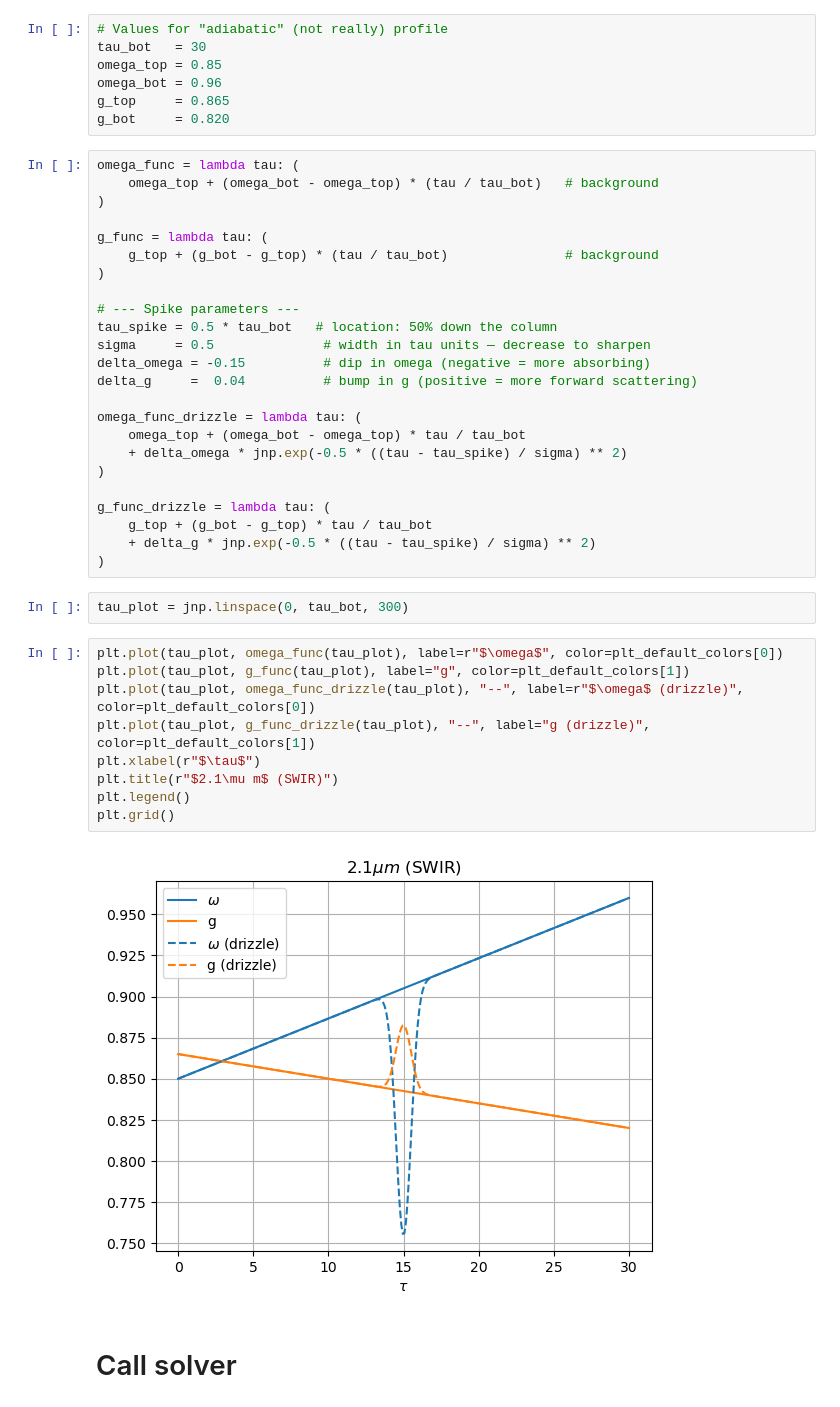
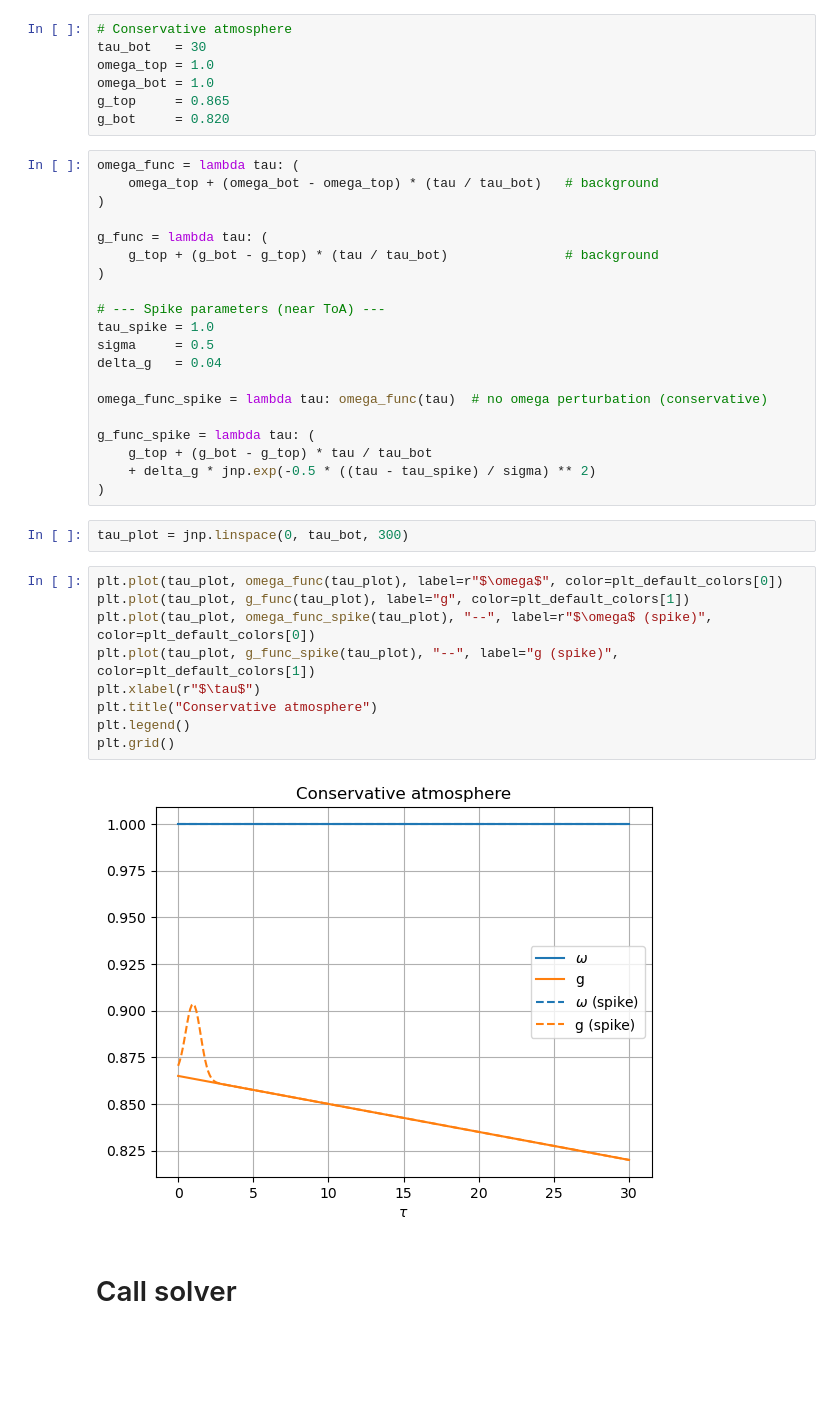
Before and after one commit to dhjx1996/Pythonic-DISORT_inhomogeneous_atmosphere, a Jupyter notebook: adiabatic_cloud_with_drizzle.ipynb, the cells around one changed output. Saved outputs shown, nothing was run; the diff lists cells and outputs as text; blank space fills up the shorter version.

```diff
--- a/adiabatic_cloud_with_drizzle.ipynb
+++ b/adiabatic_cloud_with_drizzle.ipynb
@@ -3,10 +4,10 @@ import jax.numpy as jnp
 import matplotlib.pyplot as plt
 plt_default_colors = plt.rcParams['axes.prop_cycle'].by_key()['color']
 # %%
-# Values for "adiabatic" (not really) profile
+# Conservative atmosphere
 tau_bot   = 30
-omega_top = 0.85
-omega_bot = 0.96
+omega_top = 1.0
+omega_bot = 1.0
 g_top     = 0.865
 g_bot     = 0.820
 # %%
@@ -18,18 +19,14 @@ g_func = lambda tau: (
     g_top + (g_bot - g_top) * (tau / tau_bot)               # background
 )
 
-# --- Spike parameters ---
-tau_spike = 0.5 * tau_bot   # location: 50% down the column
-sigma     = 0.5              # width in tau units — decrease to sharpen
-delta_omega = -0.15          # dip in omega (negative = more absorbing)
-delta_g     =  0.04          # bump in g (positive = more forward scattering)
+# --- Spike parameters (near ToA) ---
+tau_spike = 1.0
+sigma     = 0.5
+delta_g   = 0.04
 
-omega_func_drizzle = lambda tau: (
-    omega_top + (omega_bot - omega_top) * tau / tau_bot
-    + delta_omega * jnp.exp(-0.5 * ((tau - tau_spike) / sigma) ** 2)
-)
+omega_func_spike = lambda tau: omega_func(tau)  # no omega perturbation (conservative)
 
-g_func_drizzle = lambda tau: (
+g_func_spike = lambda tau: (
     g_top + (g_bot - g_top) * tau / tau_bot
     + delta_g * jnp.exp(-0.5 * ((tau - tau_spike) / sigma) ** 2)
 )
@@ -38,14 +35,14 @@ tau_plot = jnp.linspace(0, tau_bot, 300)
 # %%
 plt.plot(tau_plot, omega_func(tau_plot), label=r"$\omega$", color=plt_default_colors[0])
 plt.plot(tau_plot, g_func(tau_plot), label="g", color=plt_default_colors[1])
-plt.plot(tau_plot, omega_func_drizzle(tau_plot), "--", label=r"$\omega$ (drizzle)", color=plt_default_colors[0])
-plt.plot(tau_plot, g_func_drizzle(tau_plot), "--", label="g (drizzle)", color=plt_default_colors[1])
+plt.plot(tau_plot, omega_func_spike(tau_plot), "--", label=r"$\omega$ (spike)", color=plt_default_colors[0])
+plt.plot(tau_plot, g_func_spike(tau_plot), "--", label="g (spike)", color=plt_default_colors[1])
 plt.xlabel(r"$\tau$")
-plt.title(r"$2.1\mu m$ (SWIR)")
+plt.title("Conservative atmosphere")
 plt.legend()
 plt.grid()
 # %% [output]
-[figure, old version]
+[figure, new version]
 # %% [markdown]
 # Call solver
 # %%
```
Also changed, not shown: parts of 9 cells of this notebook, 6 other files.
